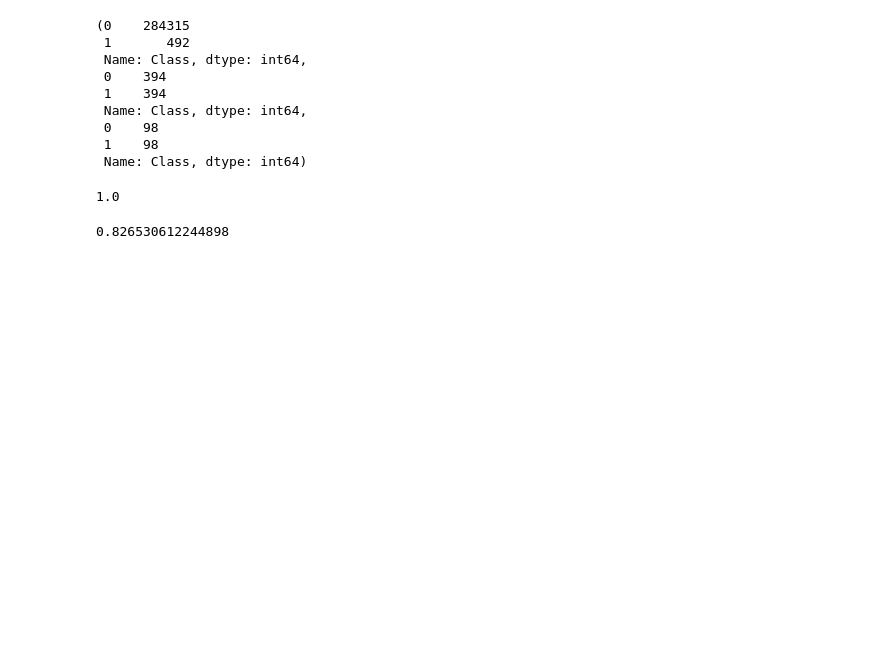
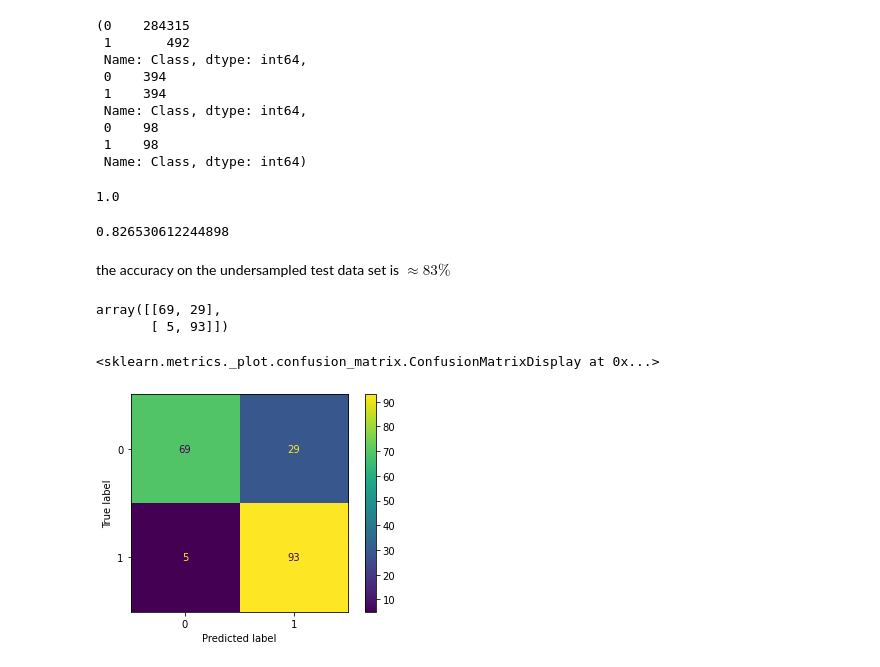
Before and after one commit to Poorya0071/Fraud-Detection, a Jupyter notebook: FraudDetection.ipynb, the cells around one changed output. Drawn from its saved outputs; the diff is of its cells as text; code cells hidden in the pictures; blank space fills up the shorter version.

```diff
--- a/FraudDetection.ipynb
+++ b/FraudDetection.ipynb
@@ -151,3 +151,5 @@ reg.score(X_train_resampled, y_train_resampled)
 reg.score(X_test_resampled,y_test_resampled)
 # %% [output]
 0.826530612244898
+# %% [markdown]
+the accuracy on the undersampled test data set is $\approx 83 \%$
@@ -153,0 +162,11 @@ reg.score(X_test_resampled,y_test_resampled)
+# %%
+confusion_matrix(y_test_resampled, y_pred)
+# %% [output]
+array([[69, 29],
+       [ 5, 93]])
+# %%
+# let's plot the confusion matrix.
+plot_confusion_matrix(reg,X_test_resampled, y_test_resampled)
+# %% [output]
+<sklearn.metrics._plot.confusion_matrix.ConfusionMatrixDisplay at 0x...>
+[figure, added]
```
Also changed, not shown: parts of 3 cells of this notebook.
